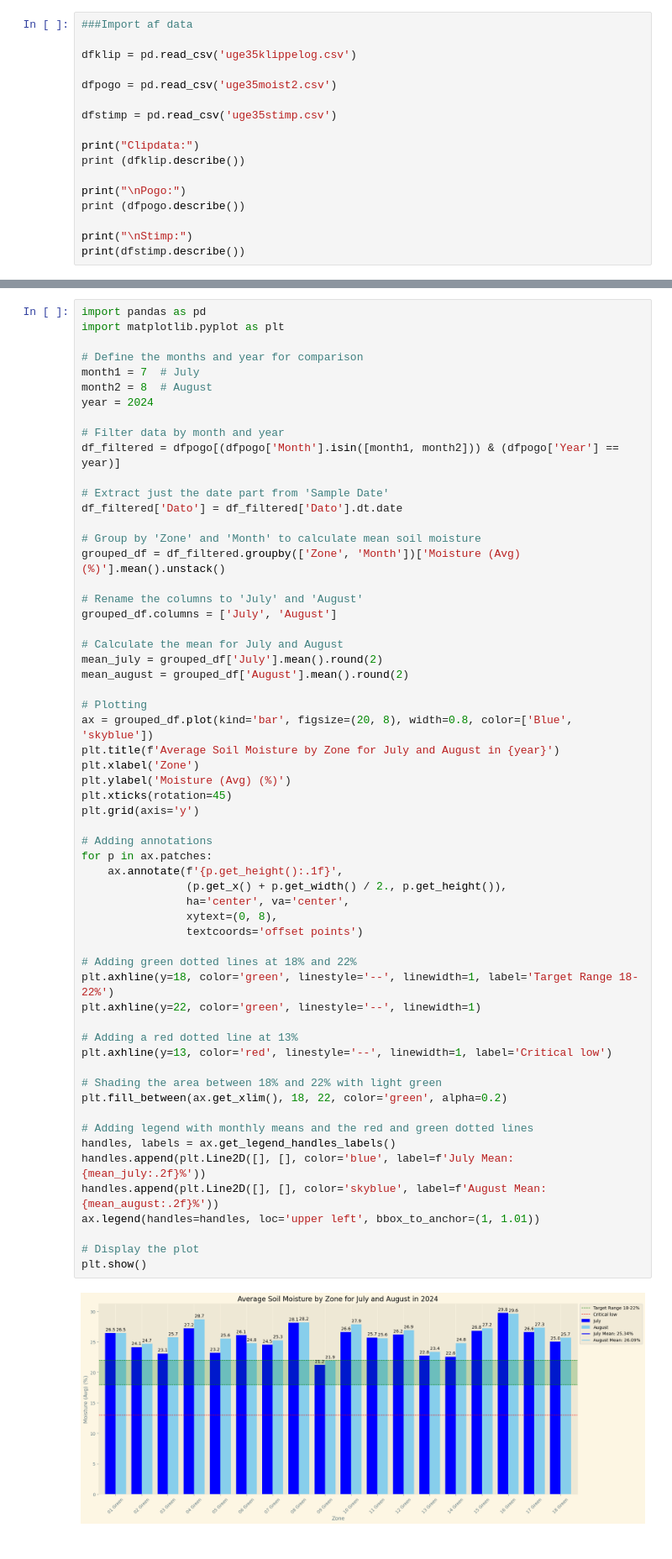
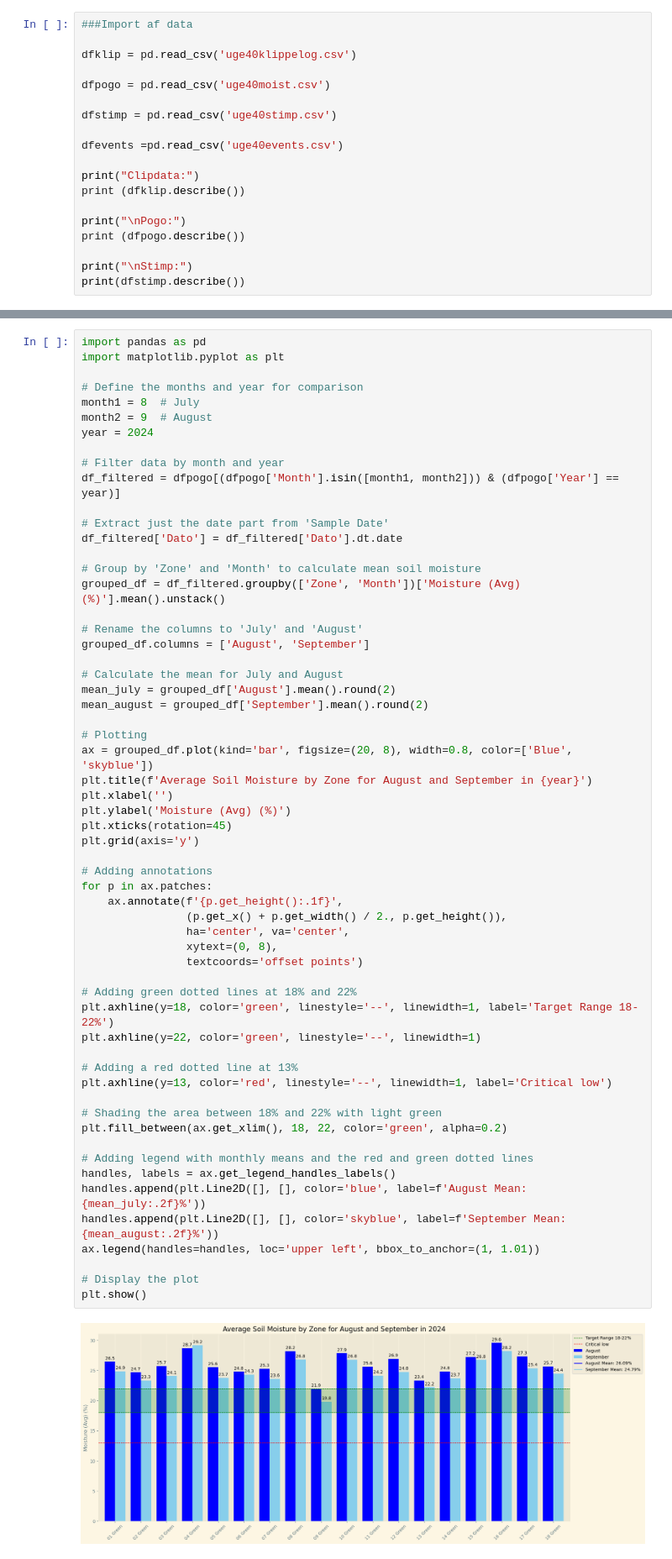
Before and after one commit to ABM-Analytics/monthrep, a Jupyter notebook: Monthrepport_RGK.ipynb, the cells around one changed output, grey strips where cells are left out. Shown at 84% size. Drawn from its saved outputs; the diff is of its cells as text.

```diff
--- a/Monthrepport_RGK.ipynb
+++ b/Monthrepport_RGK.ipynb
@@ -18,11 +18,13 @@ pd.options.mode.chained_assignment = None
 # %%
 ###Import af data
 
-dfklip = pd.read_csv('uge35klippelog.csv')
+dfklip = pd.read_csv('uge40klippelog.csv')
 
-dfpogo = pd.read_csv('uge35moist2.csv')
+dfpogo = pd.read_csv('uge40moist.csv')
 
-dfstimp = pd.read_csv('uge35stimp.csv')
+dfstimp = pd.read_csv('uge40stimp.csv')
+
+dfevents =pd.read_csv('uge40events.csv')
 
 print("Clipdata:")
 print (dfklip.describe())
@@ -506,8 +559,8 @@ import pandas as pd
 import matplotlib.pyplot as plt
 
 # Define the months and year for comparison
-month1 = 7  # July
-month2 = 8  # August
+month1 = 8  # July
+month2 = 9  # August
 year = 2024
 
 # Filter data by month and year
@@ -520,45 +573,45 @@ df_filtered['Dato'] = df_filtered['Dato'].dt.date
 grouped_df = df_filtered.groupby(['Zone', 'Month'])['Moisture (Avg) (%)'].mean().unstack()
 
 # Rename the columns to 'July' and 'August'
-grouped_df.columns = ['July', 'August']
+grouped_df.columns = ['August', 'September']
 
 # Calculate the mean for July and August
-mean_july = grouped_df['July'].mean().round(2)
-mean_august = grouped_df['August'].mean().round(2)
+mean_july = grouped_df['August'].mean().round(2)
+mean_august = grouped_df['September'].mean().round(2)
 
 # Plotting
 ax = grouped_df.plot(kind='bar', figsize=(20, 8), width=0.8, color=['Blue', 'skyblue'])
-plt.title(f'Average Soil Moisture by Zone for July and August in {year}')
-plt.xlabel('Zone')
+plt.title(f'Average Soil Moisture by Zone for August and September in {year}')
+plt.xlabel('')
 plt.ylabel('Moisture (Avg) (%)')
 plt.xticks(rotation=45)
 plt.grid(axis='y')
 
 # Adding annotations
 for p in ax.patches:
     ax.annotate(f'{p.get_height():.1f}',
                 (p.get_x() + p.get_width() / 2., p.get_height()),
                 ha='center', va='center',
                 xytext=(0, 8),
                 textcoords='offset points')
 
 # Adding green dotted lines at 18% and 22%
 plt.axhline(y=18, color='green', linestyle='--', linewidth=1, label='Target Range 18-22%')
 plt.axhline(y=22, color='green', linestyle='--', linewidth=1)
 
 # Adding a red dotted line at 13%
 plt.axhline(y=13, color='red', linestyle='--', linewidth=1, label='Critical low')
 
 # Shading the area between 18% and 22% with light green
 plt.fill_between(ax.get_xlim(), 18, 22, color='green', alpha=0.2)
 
 # Adding legend with monthly means and the red and green dotted lines
 handles, labels = ax.get_legend_handles_labels()
-handles.append(plt.Line2D([], [], color='blue', label=f'July Mean: {mean_july:.2f}%'))
-handles.append(plt.Line2D([], [], color='skyblue', label=f'August Mean: {mean_august:.2f}%'))
+handles.append(plt.Line2D([], [], color='blue', label=f'August Mean: {mean_july:.2f}%'))
+handles.append(plt.Line2D([], [], color='skyblue', label=f'September Mean: {mean_august:.2f}%'))
 ax.legend(handles=handles, loc='upper left', bbox_to_anchor=(1, 1.01))
 
 # Display the plot
 plt.show()
 # %% [output]
-[figure, old version]
+[figure, new version]
```
Also changed, not shown: parts of 11 cells of this notebook.
